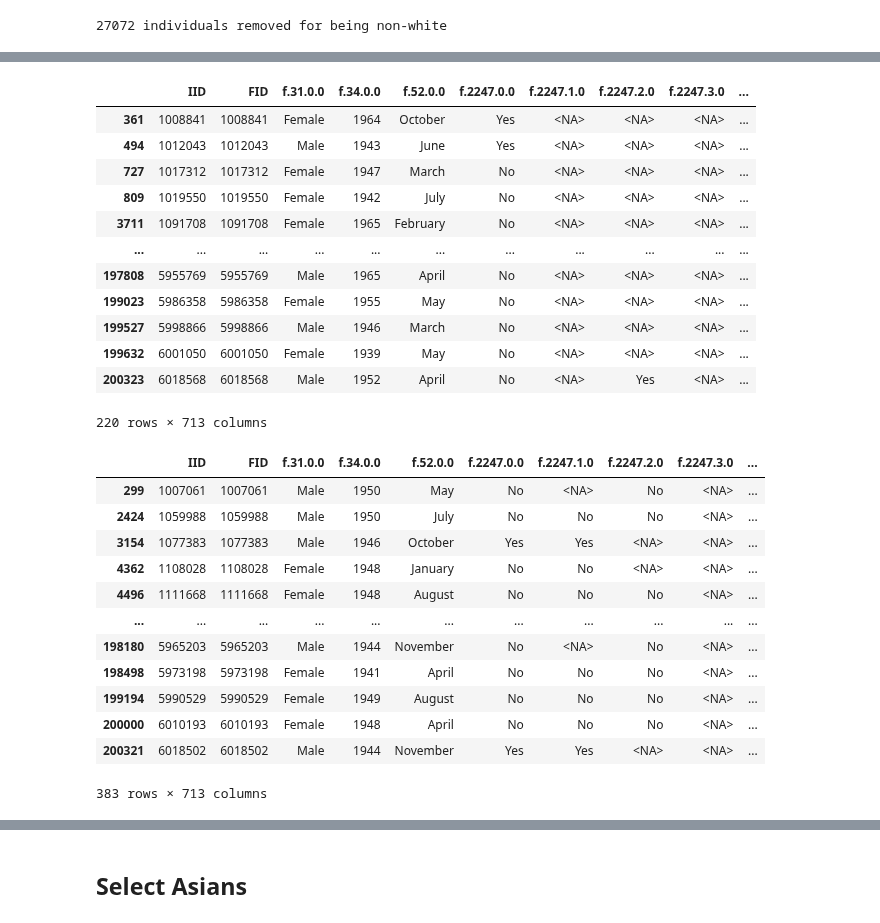
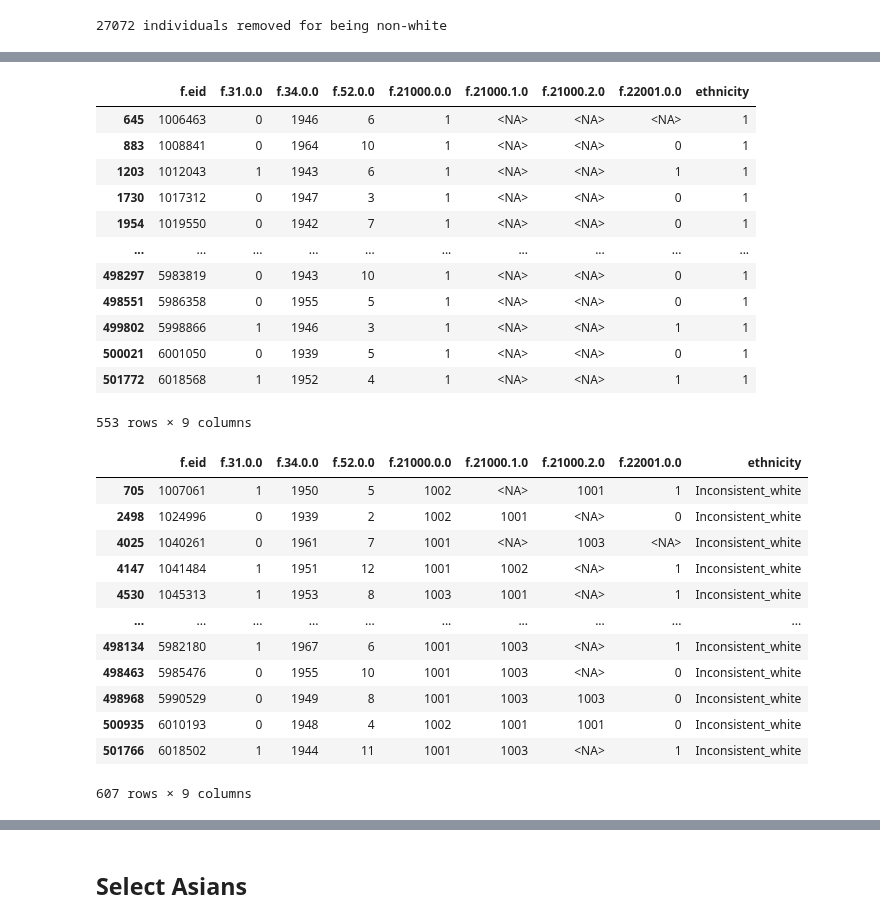
Before and after one commit to statgenetics/UKBB_GWAS_dev, a Jupyter notebook: analysis/phenotypes/122021_Asians_Africans_in_500K.ipynb, the cells around one changed output, grey strips where cells are left out. Saved outputs shown, nothing was run; the diff lists cells and outputs as text; code cells hidden in the pictures.

```diff
--- a/analysis/phenotypes/122021_Asians_Africans_in_500K.ipynb
+++ b/analysis/phenotypes/122021_Asians_Africans_in_500K.ipynb
@@ -156,6 +175,6 @@ df_white["ethnicity"] = df_white[ethnicity].apply(ancestry, axis=1)
 # %%
 def find_non_white(row):
-    return row["ethnicity"] not in white and row["ethnicity"] != "Unknown" and row["ethnicity"] != "Inconsistent_white" and row["ethnicity"] != "1003"
+    return row["ethnicity"] not in white and row["ethnicity"] != "Unknown" and row["ethnicity"] != "Inconsistent_white"
 # %%
 ex_non_white = df_white[["ethnicity"]].apply(find_non_white, axis=1)
 # %%
@@ -224,33 +234,33 @@ filtered[filtered["ethnicity"] == "1002"] #Irish
 # %%
-filtered[filtered["ethnicity"] == "1"] #White
+df_white[df_white["ethnicity"] == "1"] #White
 # %% [output]
-|  | IID | FID | f.31.0.0 | f.34.0.0 | f.52.0.0 | f.2247.0.0 | f.2247.1.0 | f.2247.2.0 | f.2247.3.0 | ... |
-| 361 | 1008841 | 1008841 | Female | 1964 | October | Yes | <NA> | <NA> | <NA> | ... |
-| 494 | 1012043 | 1012043 | Male | 1943 | June | Yes | <NA> | <NA> | <NA> | ... |
-| 727 | 1017312 | 1017312 | Female | 1947 | March | No | <NA> | <NA> | <NA> | ... |
-| 809 | 1019550 | 1019550 | Female | 1942 | July | No | <NA> | <NA> | <NA> | ... |
-| 3711 | 1091708 | 1091708 | Female | 1965 | February | No | <NA> | <NA> | <NA> | ... |
-| ... | ... | ... | ... | ... | ... | ... | ... | ... | ... | ... |
-| 197808 | 5955769 | 5955769 | Male | 1965 | April | No | <NA> | <NA> | <NA> | ... |
-| 199023 | 5986358 | 5986358 | Female | 1955 | May | No | <NA> | <NA> | <NA> | ... |
-| 199527 | 5998866 | 5998866 | Male | 1946 | March | No | <NA> | <NA> | <NA> | ... |
-| 199632 | 6001050 | 6001050 | Female | 1939 | May | No | <NA> | <NA> | <NA> | ... |
-| 200323 | 6018568 | 6018568 | Male | 1952 | April | No | <NA> | Yes | <NA> | ... |
+|  | f.eid | f.31.0.0 | f.34.0.0 | f.52.0.0 | f.21000.0.0 | f.21000.1.0 | f.21000.2.0 | f.22001.0.0 | ethnicity |
+| 645 | 1006463 | 0 | 1946 | 6 | 1 | <NA> | <NA> | <NA> | 1 |
+| 883 | 1008841 | 0 | 1964 | 10 | 1 | <NA> | <NA> | 0 | 1 |
+| 1203 | 1012043 | 1 | 1943 | 6 | 1 | <NA> | <NA> | 1 | 1 |
+| 1730 | 1017312 | 0 | 1947 | 3 | 1 | <NA> | <NA> | 0 | 1 |
+| 1954 | 1019550 | 0 | 1942 | 7 | 1 | <NA> | <NA> | 0 | 1 |
+| ... | ... | ... | ... | ... | ... | ... | ... | ... | ... |
+| 498297 | 5983819 | 0 | 1943 | 10 | 1 | <NA> | <NA> | 0 | 1 |
+| 498551 | 5986358 | 0 | 1955 | 5 | 1 | <NA> | <NA> | 0 | 1 |
+| 499802 | 5998866 | 1 | 1946 | 3 | 1 | <NA> | <NA> | 1 | 1 |
+| 500021 | 6001050 | 0 | 1939 | 5 | 1 | <NA> | <NA> | 0 | 1 |
+| 501772 | 6018568 | 1 | 1952 | 4 | 1 | <NA> | <NA> | 1 | 1 |
-220 rows × 713 columns
+553 rows × 9 columns
 # %%
-filtered[filtered["ethnicity"] == "Inconsistent_white"]
+df_white[df_white["ethnicity"] == "Inconsistent_white"]
 # %% [output]
-|  | IID | FID | f.31.0.0 | f.34.0.0 | f.52.0.0 | f.2247.0.0 | f.2247.1.0 | f.2247.2.0 | f.2247.3.0 | ... |
-| 299 | 1007061 | 1007061 | Male | 1950 | May | No | <NA> | No | <NA> | ... |
-| 2424 | 1059988 | 1059988 | Male | 1950 | July | No | No | No | <NA> | ... |
-| 3154 | 1077383 | 1077383 | Male | 1946 | October | Yes | Yes | <NA> | <NA> | ... |
-| 4362 | 1108028 | 1108028 | Female | 1948 | January | No | No | <NA> | <NA> | ... |
-| 4496 | 1111668 | 1111668 | Female | 1948 | August | No | No | No | <NA> | ... |
-| ... | ... | ... | ... | ... | ... | ... | ... | ... | ... | ... |
-| 198180 | 5965203 | 5965203 | Male | 1944 | November | No | <NA> | No | <NA> | ... |
-| 198498 | 5973198 | 5973198 | Female | 1941 | April | No | No | No | <NA> | ... |
-| 199194 | 5990529 | 5990529 | Female | 1949 | August | No | No | No | <NA> | ... |
-| 200000 | 6010193 | 6010193 | Female | 1948 | April | No | No | No | <NA> | ... |
-| 200321 | 6018502 | 6018502 | Male | 1944 | November | Yes | Yes | <NA> | <NA> | ... |
+|  | f.eid | f.31.0.0 | f.34.0.0 | f.52.0.0 | f.21000.0.0 | f.21000.1.0 | f.21000.2.0 | f.22001.0.0 | ethnicity |
+| 705 | 1007061 | 1 | 1950 | 5 | 1002 | <NA> | 1001 | 1 | Inconsistent_white |
+| 2498 | 1024996 | 0 | 1939 | 2 | 1002 | 1001 | <NA> | 0 | Inconsistent_white |
+| 4025 | 1040261 | 0 | 1961 | 7 | 1001 | <NA> | 1003 | <NA> | Inconsistent_white |
+| 4147 | 1041484 | 1 | 1951 | 12 | 1001 | 1002 | <NA> | 1 | Inconsistent_white |
+| 4530 | 1045313 | 1 | 1953 | 8 | 1003 | 1001 | <NA> | 1 | Inconsistent_white |
+| ... | ... | ... | ... | ... | ... | ... | ... | ... | ... |
+| 498134 | 5982180 | 1 | 1967 | 6 | 1001 | 1003 | <NA> | 1 | Inconsistent_white |
+| 498463 | 5985476 | 0 | 1955 | 10 | 1001 | 1003 | <NA> | 0 | Inconsistent_white |
+| 498968 | 5990529 | 0 | 1949 | 8 | 1001 | 1003 | 1003 | 0 | Inconsistent_white |
+| 500935 | 6010193 | 0 | 1948 | 4 | 1002 | 1001 | 1001 | 0 | Inconsistent_white |
+| 501766 | 6018502 | 1 | 1944 | 11 | 1001 | 1003 | <NA> | 1 | Inconsistent_white |
-383 rows × 713 columns
+607 rows × 9 columns
 # %%
```
Also changed, not shown: parts of 15 cells of this notebook.
